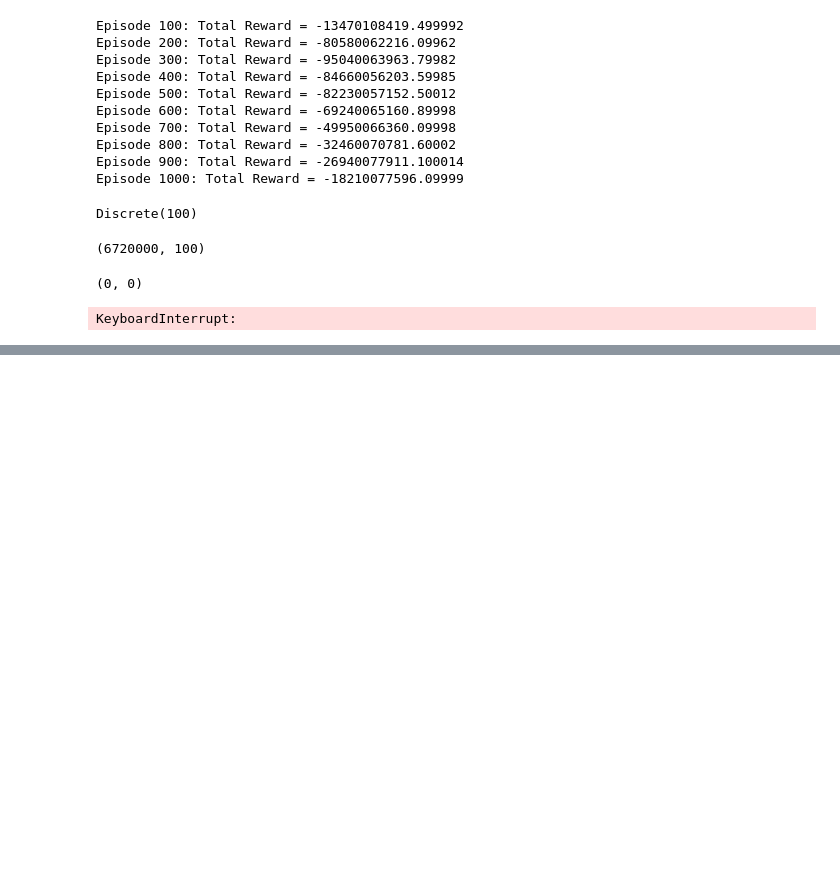
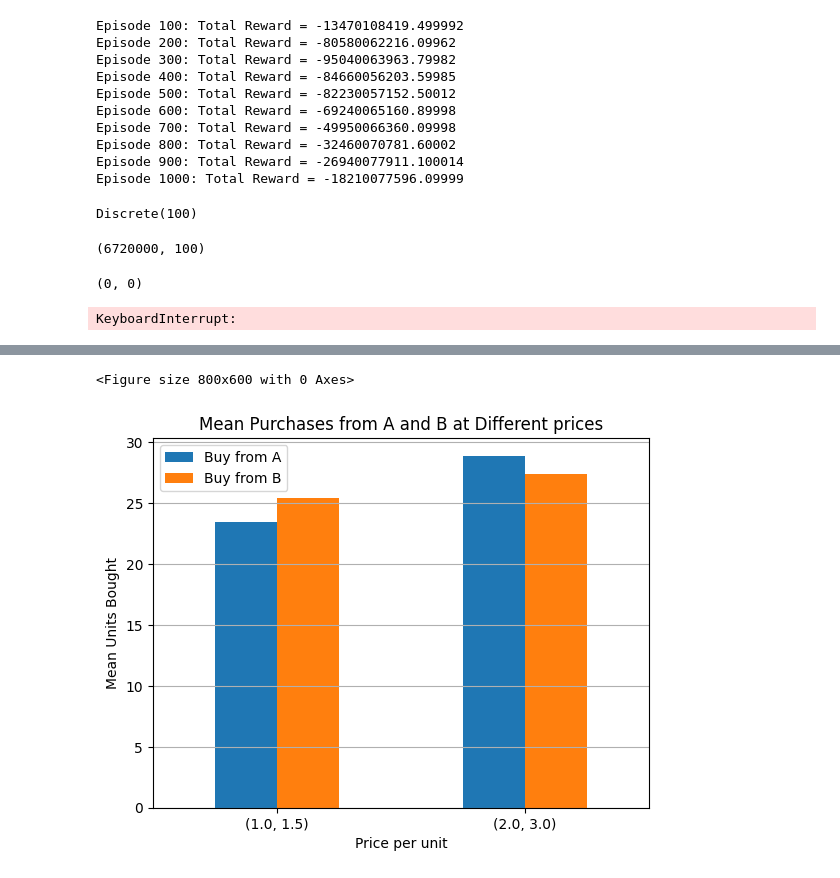
Before and after one commit to iftahtsdaka/iftah-eran-sdmrl, a Jupyter notebook: eran_temp_work/version_2/iftah-project.ipynb, the cells around one changed output, grey strips where cells are left out. Saved outputs shown, nothing was run; the diff lists cells and outputs as text; code cells hidden in the pictures; blank space fills up the shorter version.

```diff
--- a/eran_temp_work/version_2/iftah-project.ipynb
+++ b/eran_temp_work/version_2/iftah-project.ipynb
@@ -726,0 +838,13 @@ KeyboardInterrupt:
+# %%
+# Plot 1: Bar Chart for "buy_from_a" and "buy_from_b" grouped by Water Level
+plt.figure(figsize=(8, 6))
+df.groupby(["price_A", "price_B"])[["buy_from_a", "buy_from_b"]].mean().plot(kind="bar", rot=0)
+plt.xlabel("Price per unit")
+plt.ylabel("Mean Units Bought")
+plt.title("Mean Purchases from A and B at Different prices")
+plt.legend(["Buy from A", "Buy from B"])
+plt.grid(axis="y")
+plt.show()
+# %% [output]
+<Figure size 800x600 with 0 Axes>
+[figure, added]
```
Also changed, not shown: parts of 7 cells of this notebook, 1 other file.
